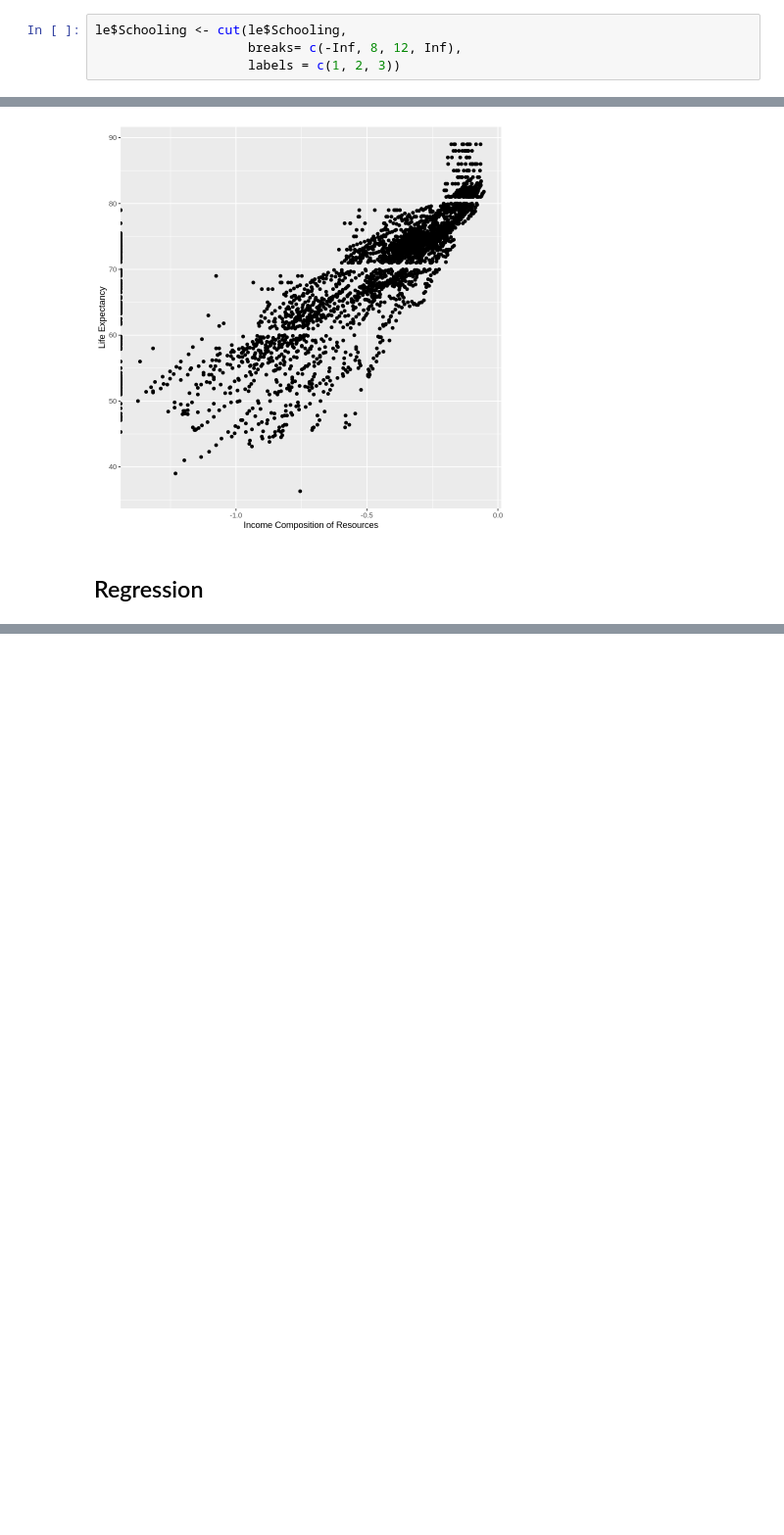
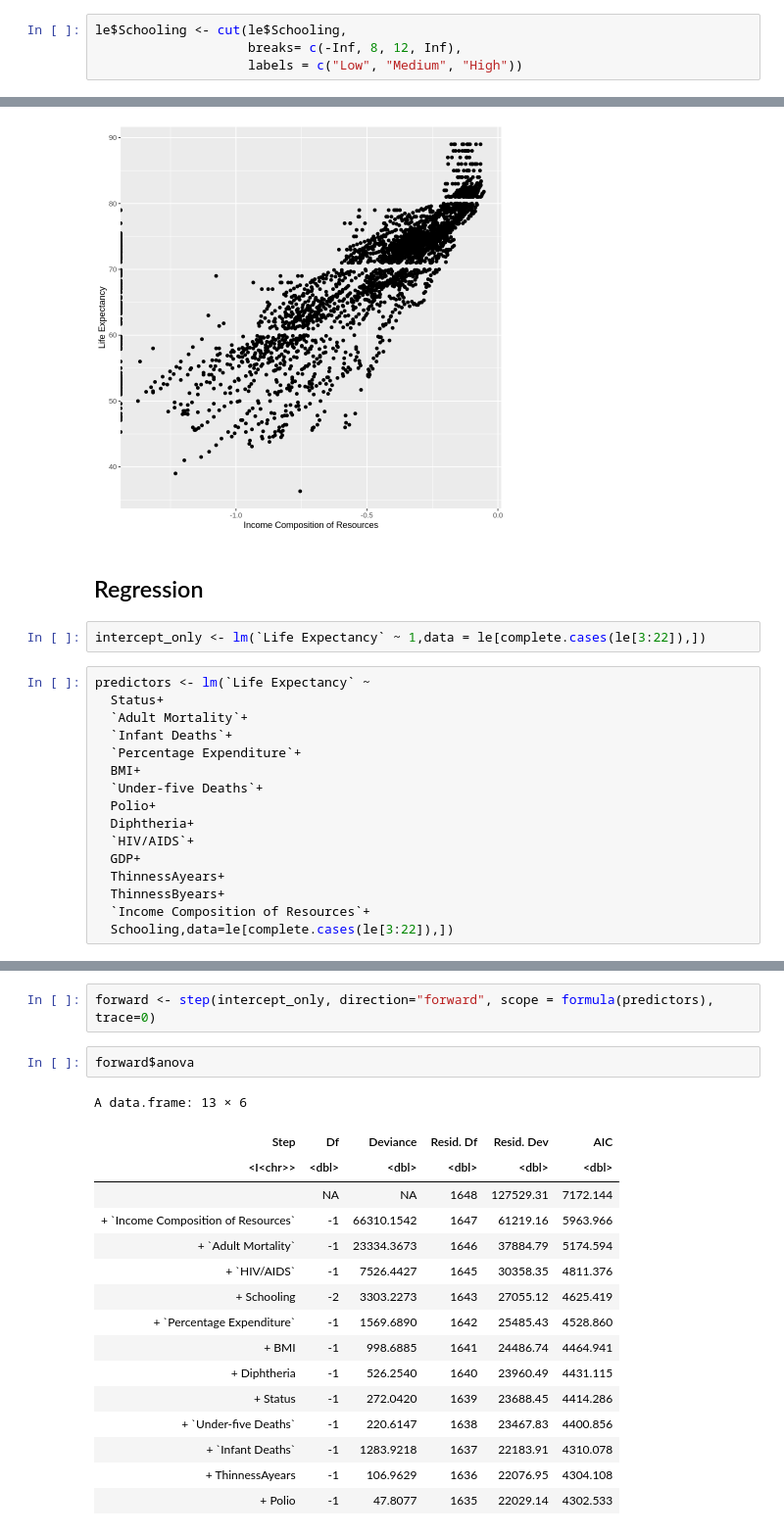
Before and after one commit to GeorgeM2000/Life-Expectancy-Analysis, a Jupyter notebook: Life_Expectancy_Analysis.ipynb, the cells around one changed output, grey strips where cells are left out. Shown at 98% size. Cells and saved outputs as stored; diff of their text form; blank space fills up the shorter version.

```diff
--- a/Life_Expectancy_Analysis.ipynb
+++ b/Life_Expectancy_Analysis.ipynb
@@ -150,7 +150,7 @@ Income Composition of Resources                       Schooling
 # %%
 le$Schooling <- cut(le$Schooling,
                     breaks= c(-Inf, 8, 12, Inf),
-                    labels = c(1, 2, 3))
+                    labels = c("Low", "Medium", "High"))
 # %%
 le$Status <- factor(le$Status)
 # 1 for Developed and 2 for Developing Countries
@@ -836,3 +836,21 @@ sample estimates:
 [figure]
 # %% [markdown]
 ## Regression
+# %%
+intercept_only <- lm(`Life Expectancy` ~ 1,data = le[complete.cases(le[3:22]),])
+# %%
+predictors <- lm(`Life Expectancy` ~
+  Status+
+  `Adult Mortality`+
+  `Infant Deaths`+
+  `Percentage Expenditure`+
+  BMI+
+  `Under-five Deaths`+
+  Polio+
+  Diphtheria+
+  `HIV/AIDS`+
+  GDP+
+  ThinnessAyears+
+  ThinnessByears+
+  `Income Composition of Resources`+
+  Schooling,data=le[complete.cases(le[3:22]),])
@@ -838,0 +899,21 @@ sample estimates:
+# %%
+forward <- step(intercept_only, direction="forward", scope = formula(predictors), trace=0)
+# %%
+forward$anova
+# %% [output]
+A data.frame: 13 × 6
+| Step | Df | Deviance | Resid. Df | Resid. Dev | AIC |
+| <I<chr>> | <dbl> | <dbl> | <dbl> | <dbl> | <dbl> |
+|  | NA | NA | 1648 | 127529.31 | 7172.144 |
+| + `Income Composition of Resources` | -1 | 66310.1542 | 1647 | 61219.16 | 5963.966 |
+| + `Adult Mortality` | -1 | 23334.3673 | 1646 | 37884.79 | 5174.594 |
+| + `HIV/AIDS` | -1 | 7526.4427 | 1645 | 30358.35 | 4811.376 |
+| + Schooling | -2 | 3303.2273 | 1643 | 27055.12 | 4625.419 |
+| + `Percentage Expenditure` | -1 | 1569.6890 | 1642 | 25485.43 | 4528.860 |
+| + BMI | -1 | 998.6885 | 1641 | 24486.74 | 4464.941 |
+| + Diphtheria | -1 | 526.2540 | 1640 | 23960.49 | 4431.115 |
+| + Status | -1 | 272.0420 | 1639 | 23688.45 | 4414.286 |
+| + `Under-five Deaths` | -1 | 220.6147 | 1638 | 23467.83 | 4400.856 |
+| + `Infant Deaths` | -1 | 1283.9218 | 1637 | 22183.91 | 4310.078 |
+| + ThinnessAyears | -1 | 106.9629 | 1636 | 22076.95 | 4304.108 |
+| + Polio | -1 | 47.8077 | 1635 | 22029.14 | 4302.533 |
```
Also changed, not shown: parts of 3 cells of this notebook.
